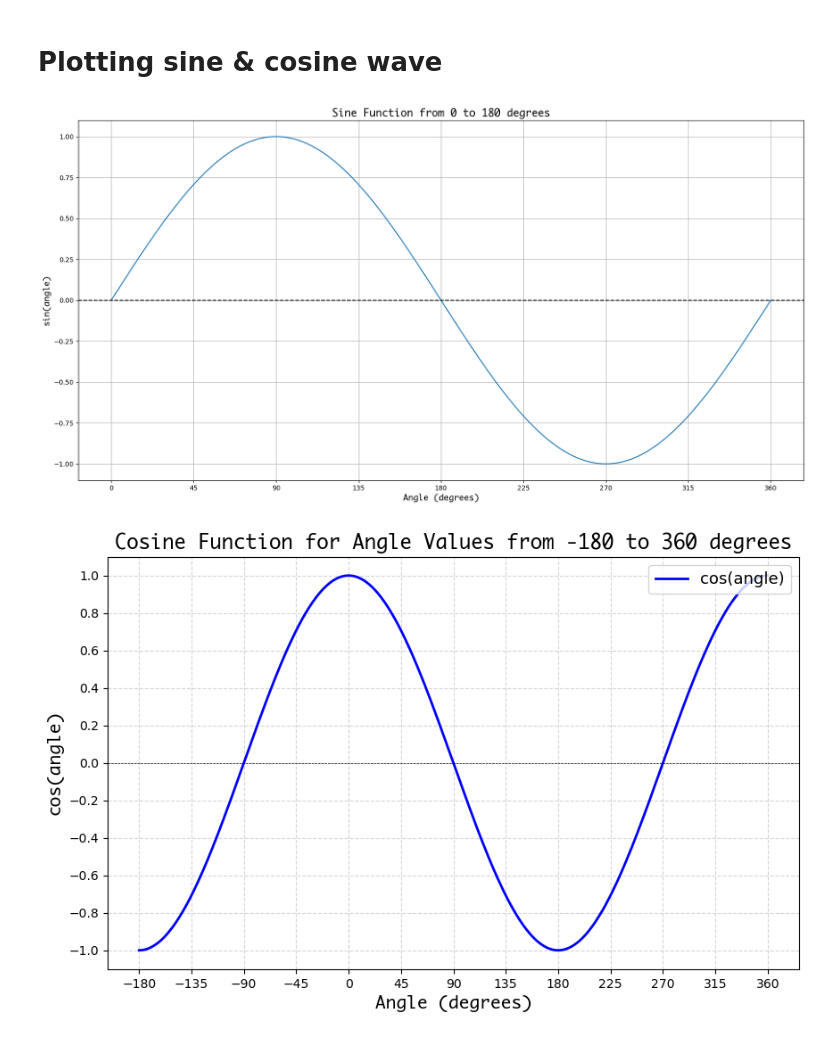
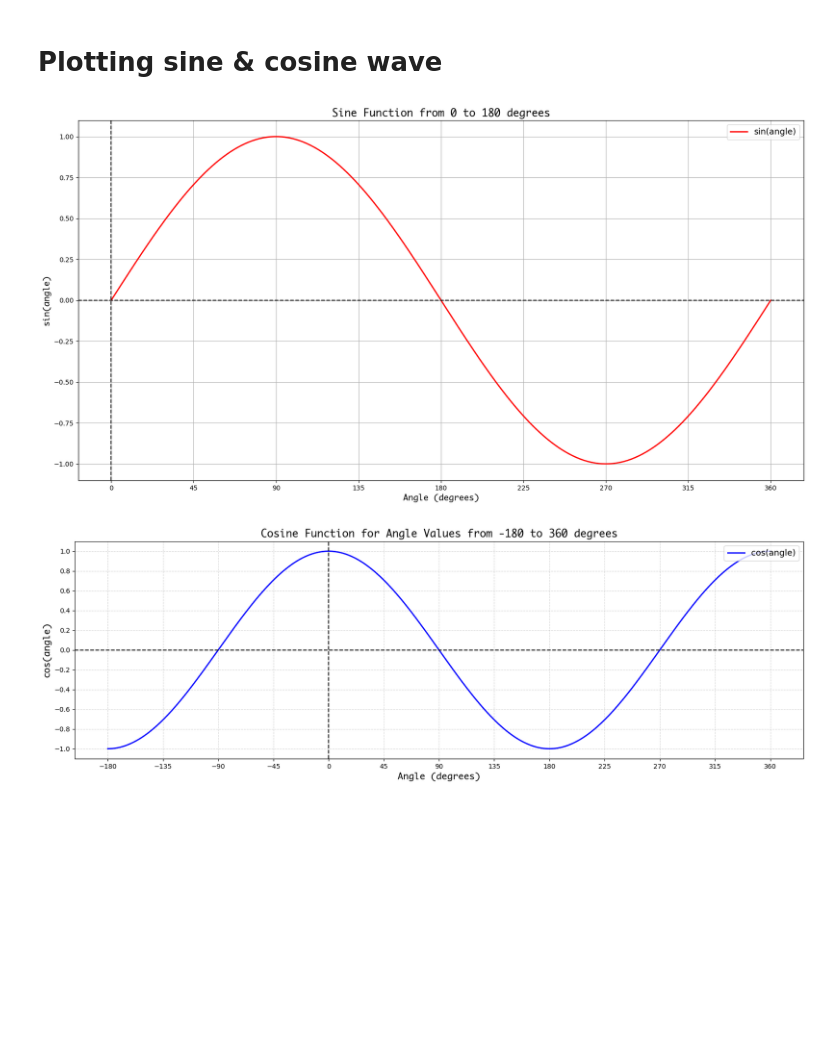
Before and after one commit to karkiayush/SignalProcessing, a Jupyter notebook: BasicConcepts/waves.ipynb, the cells around one changed output. Saved outputs shown, nothing was run; the diff lists cells and outputs as text; code cells hidden in the pictures; blank space fills up the shorter version.

```diff
--- a/BasicConcepts/waves.ipynb
+++ b/BasicConcepts/waves.ipynb
@@ -12,7 +12,7 @@ angle_val = np.sin(np.radians(t))  # Convert degrees to radians before applying
 
 # Plot the sine function
 plt.figure(figsize=(20, 10))
-plt.plot(t, angle_val)
+plt.plot(t, angle_val,label="sin(angle)",color="red",linewidth=2,linestyle="-")
 plt.title(
     "Sine Function from 0 to 180 degrees",
     fontsize=16,
@@ -21,50 +21,54 @@ plt.title(
 )
 plt.xlabel("Angle (degrees)", fontsize=13, fontweight="bold", fontfamily="Monaco")
 plt.ylabel("sin(angle)", fontsize=13, fontweight="bold", fontfamily="Monaco")
+
+plt.axvline(0,color="black",linestyle="--")
 plt.axhline(0, color="black", linestyle="--")
 plt.xticks(np.arange(0, 361, 45))
 plt.grid(True)
+plt.legend(loc="upper right",fontsize=13)
 plt.show()
 # %% [output]
-[figure, old version]
+[figure, new version]
 # %%
 # Creating the independent variable
 t = np.arange(-180, 361, 1)
 cos_angle_value = np.cos(np.radians(t))
 
 # Plot with enhanced features
-plt.figure(figsize=(10, 6))
+plt.figure(figsize=(20, 6))
 plt.plot(
     t, cos_angle_value, label="cos(angle)", color="blue", linestyle="-", linewidth=2
 )
 
 # Add grid and set grid style
 plt.grid(True, linestyle="--", alpha=0.7)
 
 # Add title and labels
 plt.title(
     "Cosine Function for Angle Values from -180 to 360 degrees",
     fontsize=16,
     fontweight="bold",
     fontfamily="Monaco",
 )
 plt.xlabel("Angle (degrees)", fontsize=14, fontfamily="Monaco")
 plt.ylabel("cos(angle)", fontsize=14, fontfamily="Monaco")
 
 # Add legend
 plt.legend(loc="upper right", fontsize=13)
 
-# Add horizontal line at y=0 for clarity
-plt.axhline(0, color="black", linewidth=0.5, linestyle="--")
+# Add Vertical & horizontal line at y=0 for clarity
+plt.axvline(0,color="black",linestyle="--")
+plt.axhline(0, color="black", linestyle="--")
 
 # Customize tick parameters
 plt.xticks(np.arange(-180, 361, 45))
 plt.yticks(np.arange(-1, 1.1, 0.2))
 
 # Add a background grid for better readability
 plt.grid(True, linestyle="--", alpha=0.5)
 
 # Show the plot
 plt.show()
 # %% [output]
-[figure, old version]
+[figure, new version]
```
